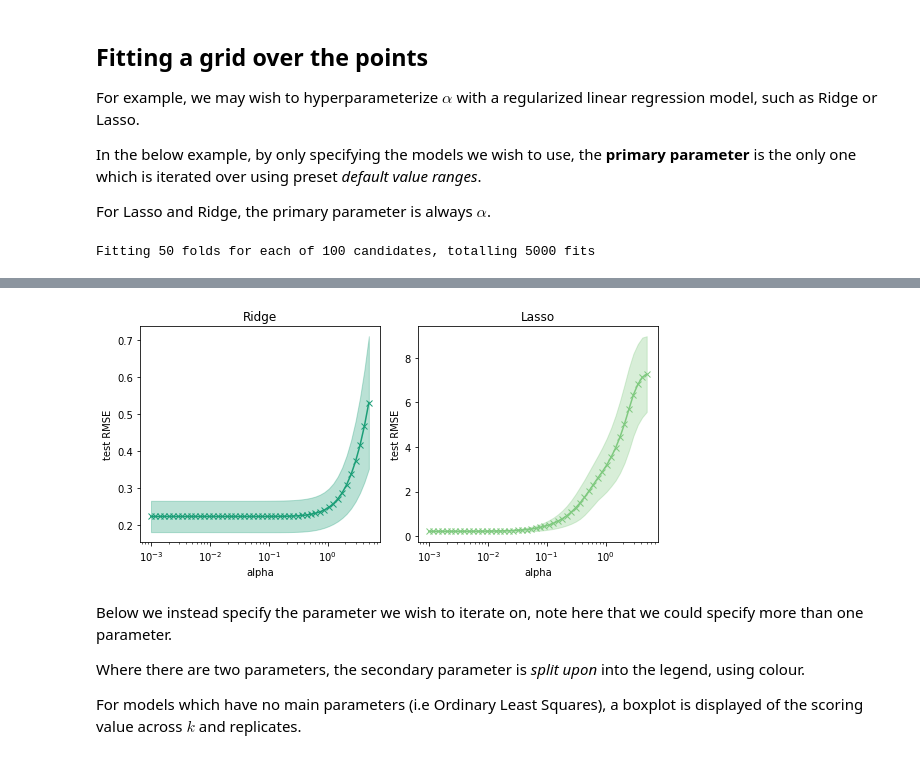
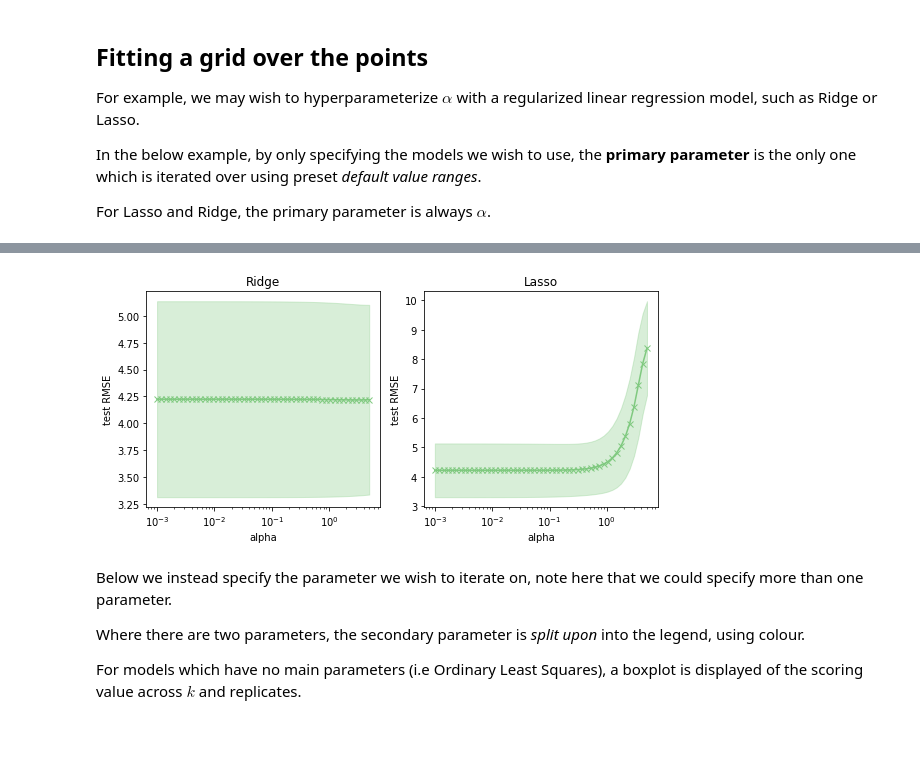
Before and after one commit to gregparkes/turbopanda, a Jupyter notebook: examples/machine_learning.ipynb, the cells around one changed output, grey strips where cells are left out. Drawn from its saved outputs; the diff is of its cells as text; code cells hidden in the pictures.

```diff
--- a/examples/machine_learning.ipynb
+++ b/examples/machine_learning.ipynb
@@ -95,10 +91,10 @@ $$
 
 We can also refer to model parameters by their 'short' name, i.e `model='lm'`.
 # %%
-X = stats.norm.rvs(loc=2, scale=3, size=(100,3))
+X = np.random.normal(loc=2, scale=3, size=(100,3))
 df_4 = pd.DataFrame(X, columns=['xc1', 'xc2', 'xc3'])
 
-df_4['y'] = (df_4[['xc1', 'xc2', 'xc3']].sum(axis=1).div(3)**2) + stats.norm.rvs(loc=0, scale=.25, size=(100,), random_state=42)
+df_4['y'] = (df_4[['xc1', 'xc2', 'xc3']].sum(axis=1).div(3)**2) + np.random.normal(loc=0, scale=.25, size=(100,))
 # %% [markdown]
 #### The relationship between variables...
 # %%
@@ -146,7 +118,6 @@ iterated over using preset *default value ranges*.
 
 For Lasso and Ridge, the primary parameter is always $\alpha$.
 # %%
-cv_r = turb.ml.fit.grid(df_4_poly, "xc", "y",
+cv_r = turb.ml.fit.grid(turb.MetaPanda(df_4), "xc", "y",
                         models=['Ridge', 'Lasso'], plot=True)
 # %% [output]
-Fitting 50 folds for each of 100 candidates, totalling 5000 fits
@@ -158,4 +124,4 @@ Fitting 50 folds for each of 100 candidates, totalling 5000 fits
-[figure, old version]
+[figure, new version]
 # %% [markdown]
 Below we instead specify the parameter we wish to iterate on, note here that we could specify more than one parameter.
 
```
Also changed, not shown: parts of 27 cells of this notebook, 16 other files.
